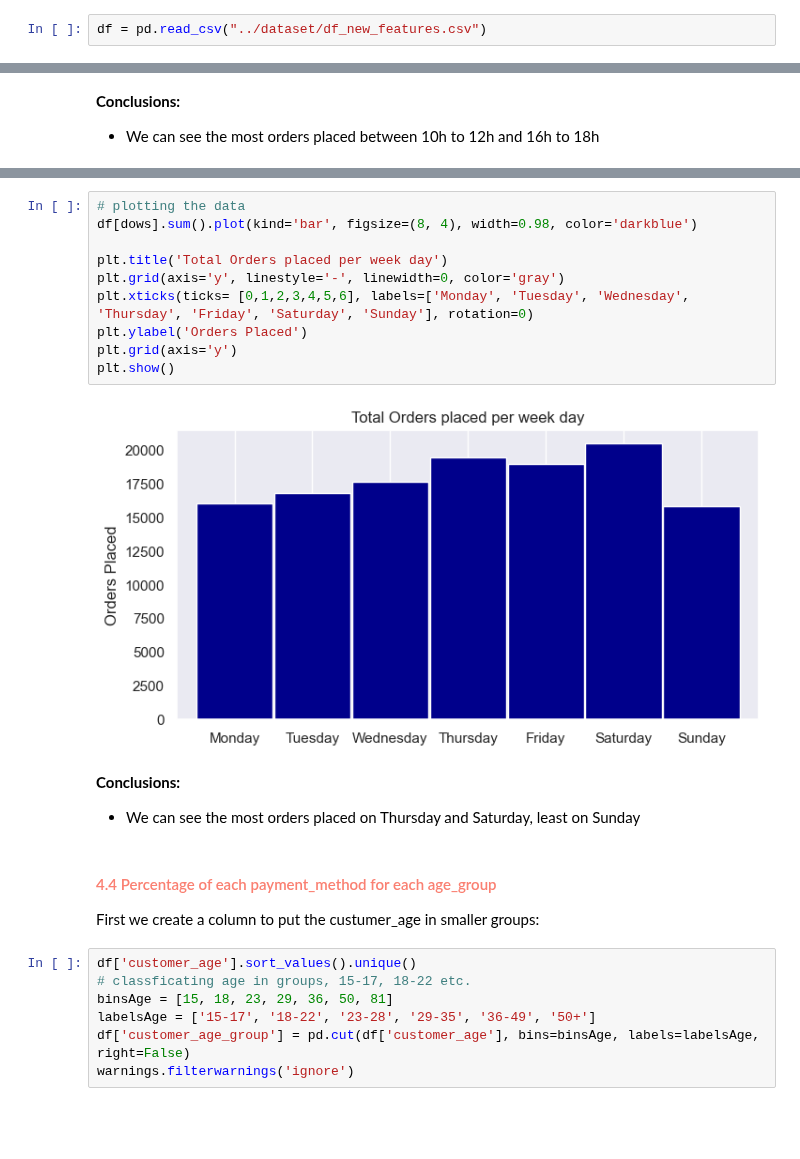
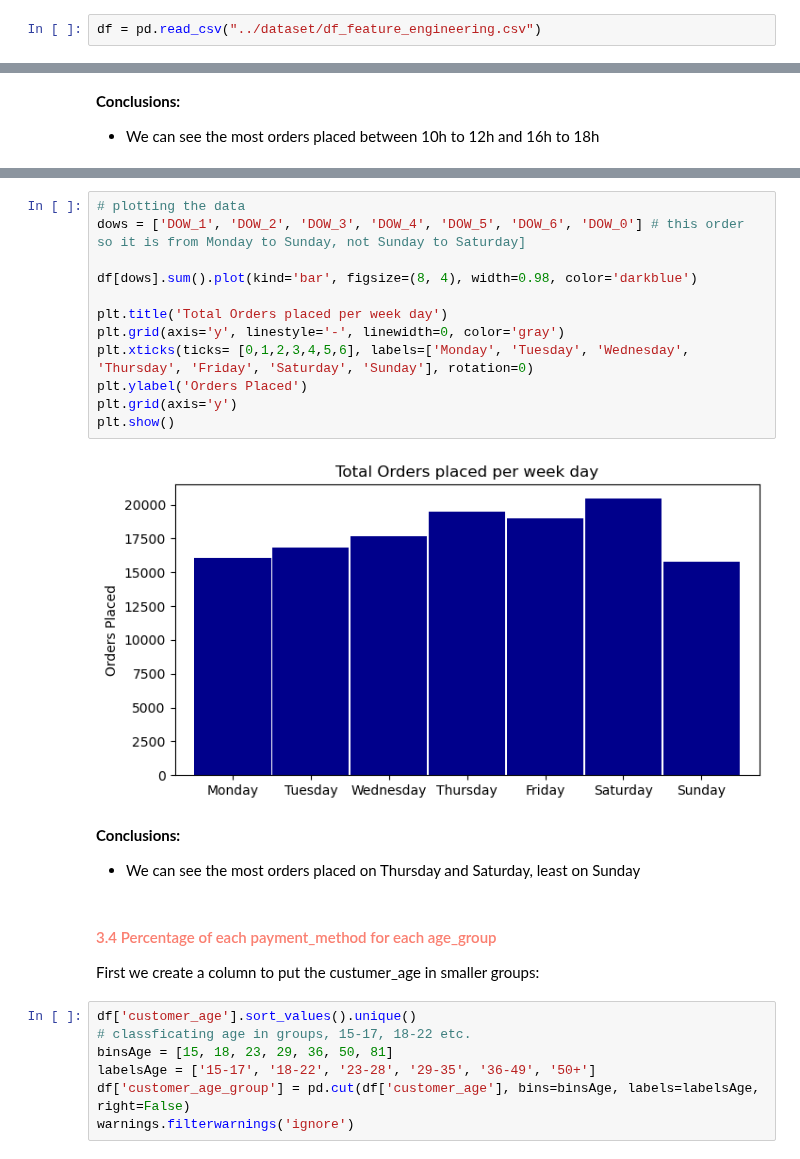
Before and after one commit to Gomsofi06/Data_Mining_NOVAIMS, a Jupyter notebook: src/Visulalizations.ipynb, the cells around one changed output, grey strips where cells are left out. Saved outputs shown, nothing was run; the diff lists cells and outputs as text; blank space fills up the shorter version.

```diff
--- a/src/Visulalizations.ipynb
+++ b/src/Visulalizations.ipynb
@@ -44,3 +64,3 @@ from New_Features import *
 # %%
-df = pd.read_csv("../dataset/df_new_features.csv")
+df = pd.read_csv("../dataset/df_feature_engineering.csv")
 # %% [markdown]
@@ -102,21 +131,23 @@ plt.show()
 The number total of orders in each day is represented by:
 # %%
 # plotting the data
+dows = ['DOW_1', 'DOW_2', 'DOW_3', 'DOW_4', 'DOW_5', 'DOW_6', 'DOW_0'] # this order so it is from Monday to Sunday, not Sunday to Saturday]
+
 df[dows].sum().plot(kind='bar', figsize=(8, 4), width=0.98, color='darkblue')
 
 plt.title('Total Orders placed per week day')
 plt.grid(axis='y', linestyle='-', linewidth=0, color='gray')
 plt.xticks(ticks= [0,1,2,3,4,5,6], labels=['Monday', 'Tuesday', 'Wednesday', 'Thursday', 'Friday', 'Saturday', 'Sunday'], rotation=0)
 plt.ylabel('Orders Placed')
 plt.grid(axis='y')
 plt.show()
 # %% [output]
-[figure, old version]
+[figure, new version]
 # %% [markdown]
 **Conclusions:**
 + We can see the most orders placed on Thursday and Saturday, least on Sunday
 # %% [markdown]
-#### <span style="color:salmon"> 4.4 Percentage of each payment_method for each age_group </span>
+#### <span style="color:salmon"> 3.4 Percentage of each payment_method for each age_group </span>
 First we create a column to put the custumer_age in smaller groups:
 # %%
 df['customer_age'].sort_values().unique()
```
Also changed, not shown: parts of 61 cells of this notebook, 11 other files.
